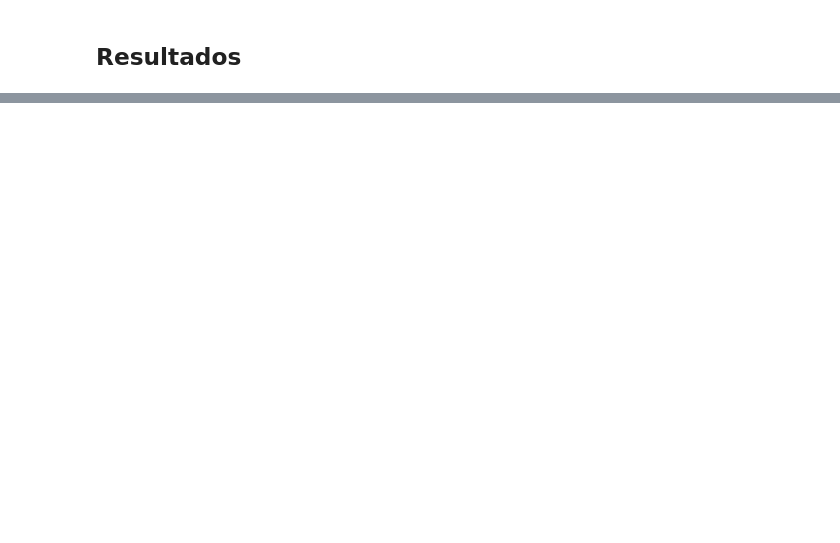
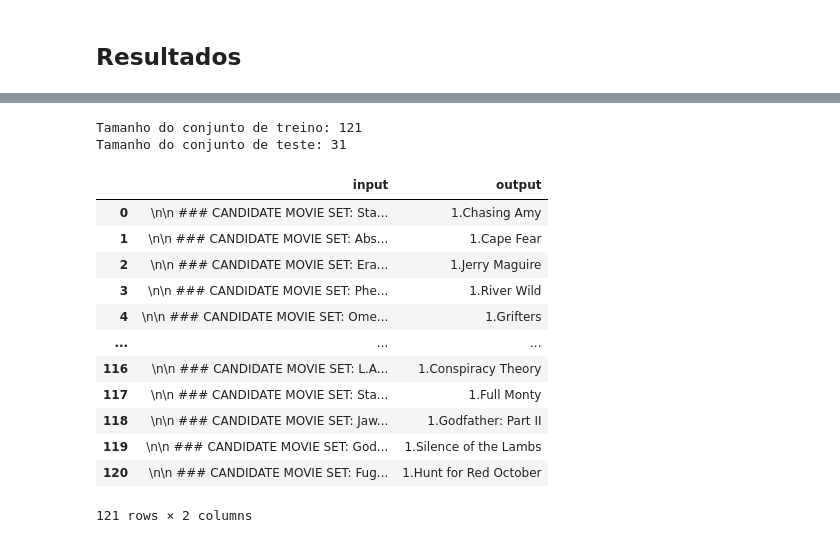
Before and after one commit to AllanLimaS/Comparing-LLM-Recs, a Jupyter notebook: script.ipynb, the cells around one changed output, grey strips where cells are left out. Cells and saved outputs as stored; diff of their text form; code cells hidden in the pictures; blank space fills up the shorter version.

```diff
--- a/script.ipynb
+++ b/script.ipynb
@@ -274,0 +361,75 @@ df_results
+# %%
+# Define a proporção de divisão
+train_ratio = 0.8
+test_ratio = 0.2
+
+# Embaralha os IDs para garantir aleatoriedade
+random.shuffle(id_list_com_gt_no_candidate)
+
+# Calcula o tamanho de cada conjunto
+total_ids = len(id_list_com_gt_no_candidate)
+train_size = int(train_ratio * total_ids)
+test_size = total_ids - train_size
+
+# Separa os IDs em conjuntos
+train_ids = id_list_com_gt_no_candidate[:train_size]
+test_ids = id_list_com_gt_no_candidate[train_size:]
+
+# Imprime o tamanho de cada conjunto para verificação
+print(f"Tamanho do conjunto de treino: {len(train_ids)}")
+print(f"Tamanho do conjunto de teste: {len(test_ids)}")
+
+train_dataset = []
+
+# configs
+model_name = "gemma-3-4b-it"
+temperature = 0
+prompt_template = templates.PROMPT_TEMPLATE_2
+system_prompt = "YYou are a movie expert provide the answer for the question based on the given context. Your answer must be short "
+max_tokens = -1
+lenlimit = 8
+
+for id in train_ids:
+    filtered = df[df['user_id'] == id]
+    if not filtered.empty:
+        candidate_items = filtered['candidate_items'].iloc[0]
+        ground_truth = filtered['ground_truth'].iloc[0]
+        watched_movies = filtered['watched_movies'].iloc[0]
+    else:
+        continue
+
+    input_prompt = prompt_template['Preference'].format(', '.join(candidate_items),', '.join(watched_movies))
+    response = utils.query_lm_studio(model_name,0.0,system_prompt,input_prompt,max_tokens)
+    movie_preference = response
+
+    input_prompt = prompt_template['Featured_movies'].format(', '.join(watched_mv[-lenlimit:]), movie_preference)
+    response = utils.query_lm_studio(model_name,0.0,system_prompt,input_prompt,max_tokens)
+    most_featured = response
+
+    input = templates.TRAIN_TEMPLATE['INPUT'].format(', '.join(candidate_items),', '.join(watched_movies),movie_preference,most_featured )
+    output= templates.TRAIN_TEMPLATE['OUTPUT'].format(ground_truth)
+
+    train_dataset.append({
+        'input': input,
+        'output': output
+  })
+# %% [output]
+Tamanho do conjunto de treino: 121
+Tamanho do conjunto de teste: 31
+# %%
+df_train = pd.DataFrame(train_dataset)
+df_train
+# %% [output]
+|  | input | output |
+| 0 | \n\n ### CANDIDATE MOVIE SET: Sta... | 1.Chasing Amy |
+| 1 | \n\n ### CANDIDATE MOVIE SET: Abs... | 1.Cape Fear |
+| 2 | \n\n ### CANDIDATE MOVIE SET: Era... | 1.Jerry Maguire |
+| 3 | \n\n ### CANDIDATE MOVIE SET: Phe... | 1.River Wild |
+| 4 | \n\n ### CANDIDATE MOVIE SET: Ome... | 1.Grifters |
+| ... | ... | ... |
+| 116 | \n\n ### CANDIDATE MOVIE SET: L.A... | 1.Conspiracy Theory |
+| 117 | \n\n ### CANDIDATE MOVIE SET: Sta... | 1.Full Monty |
+| 118 | \n\n ### CANDIDATE MOVIE SET: Jaw... | 1.Godfather: Part II |
+| 119 | \n\n ### CANDIDATE MOVIE SET: God... | 1.Silence of the Lambs |
+| 120 | \n\n ### CANDIDATE MOVIE SET: Fug... | 1.Hunt for Red October |
+121 rows × 2 columns
```
Also changed, not shown: parts of 9 cells of this notebook, 6 other files.
